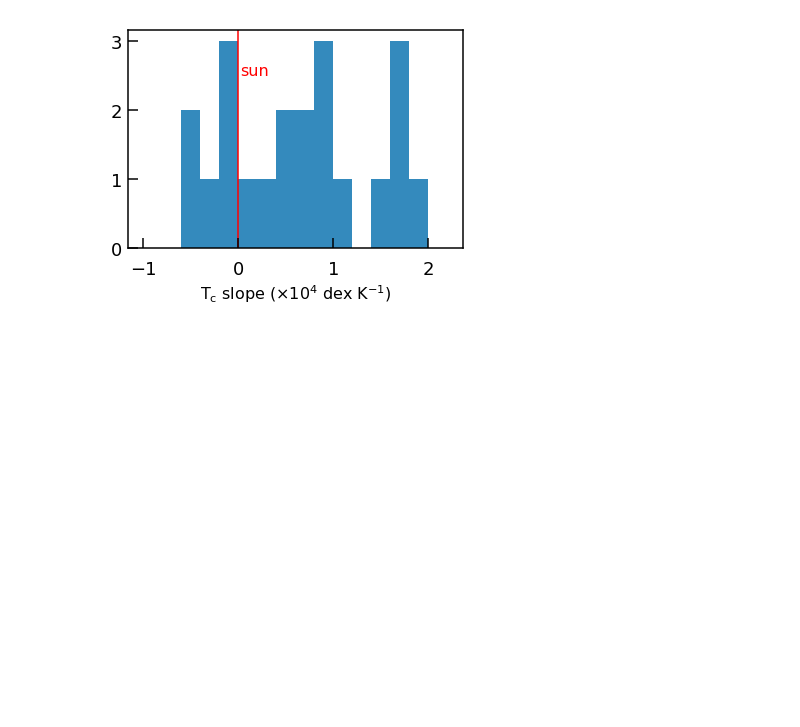
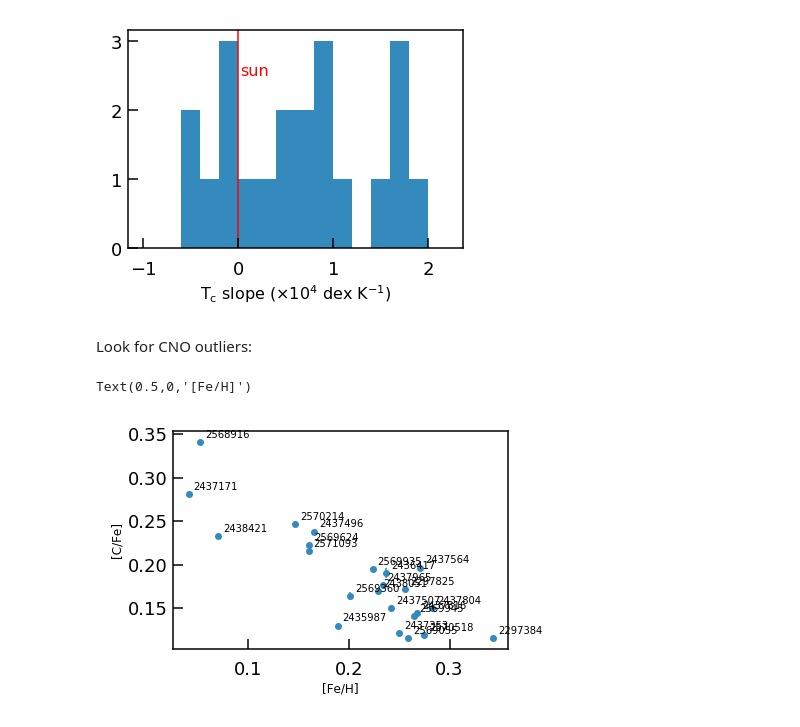
Before and after one commit to megbedell/tessninja, a Jupyter notebook: notebooks/melissa_clusters.ipynb, the cells around one changed output. Cells and saved outputs as stored; diff of their text form; code cells hidden in the pictures; blank space fills up the shorter version.

```diff
--- a/notebooks/melissa_clusters.ipynb
+++ b/notebooks/melissa_clusters.ipynb
@@ -104,3 +104,14 @@ plt.xlabel(r'T$_c$ slope ($\times 10^4$ dex K$^{-1}$)', fontsize=16)
 # %% [output]
 Text(0.5,0,'T$_c$ slope ($\\times 10^4$ dex K$^{-1}$)')
 [figure]
+# %% [markdown]
+Look for CNO outliers:
+# %%
+plt.errorbar(params[:,-1], abunds[:,0], xerr=param_errs[:,-1], yerr=abund_errs[:,0], fmt='o')
+for i,n in enumerate(c['KIC']):
+    plt.text(params[i,-1] + 0.005, abunds[i,0] + 0.005, n)
+plt.ylabel('[C/Fe]')
+plt.xlabel('[Fe/H]')
+# %% [output]
+Text(0.5,0,'[Fe/H]')
+[figure, added]
```
